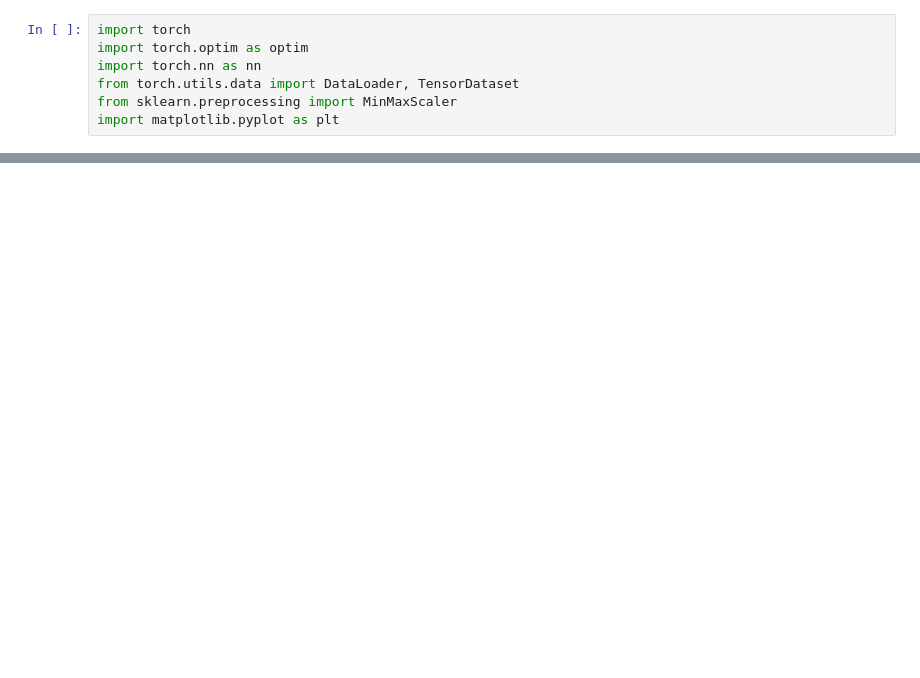
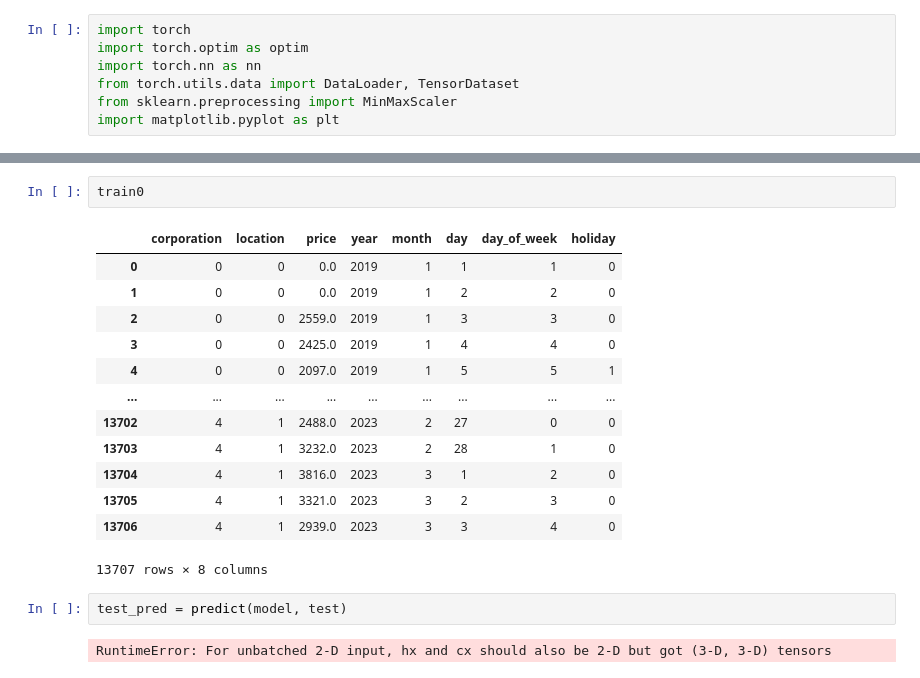
Before and after one commit to SSAFY11-Data-ML-Study/20240417_Tangerine_Data, a Jupyter notebook: 20240417_김민혁.ipynb, the cells around one changed output, grey strips where cells are left out. Drawn from its saved outputs; the diff is of its cells as text; blank space fills up the shorter version.

```diff
--- a/20240417_김민혁.ipynb
+++ b/20240417_김민혁.ipynb
@@ -362,0 +515,20 @@ dtype: int64
+# %%
+train0
+# %% [output]
+|  | corporation | location | price | year | month | day | day_of_week | holiday |
+| 0 | 0 | 0 | 0.0 | 2019 | 1 | 1 | 1 | 0 |
+| 1 | 0 | 0 | 0.0 | 2019 | 1 | 2 | 2 | 0 |
+| 2 | 0 | 0 | 2559.0 | 2019 | 1 | 3 | 3 | 0 |
+| 3 | 0 | 0 | 2425.0 | 2019 | 1 | 4 | 4 | 0 |
+| 4 | 0 | 0 | 2097.0 | 2019 | 1 | 5 | 5 | 1 |
+| ... | ... | ... | ... | ... | ... | ... | ... | ... |
+| 13702 | 4 | 1 | 2488.0 | 2023 | 2 | 27 | 0 | 0 |
+| 13703 | 4 | 1 | 3232.0 | 2023 | 2 | 28 | 1 | 0 |
+| 13704 | 4 | 1 | 3816.0 | 2023 | 3 | 1 | 2 | 0 |
+| 13705 | 4 | 1 | 3321.0 | 2023 | 3 | 2 | 3 | 0 |
+| 13706 | 4 | 1 | 2939.0 | 2023 | 3 | 3 | 4 | 0 |
+13707 rows × 8 columns
+# %%
+test_pred = predict(model, test)
+# %% [output]
+RuntimeError: For unbatched 2-D input, hx and cx should also be 2-D but got (3-D, 3-D) tensors
```
Also changed, not shown: parts of 46 cells of this notebook.
